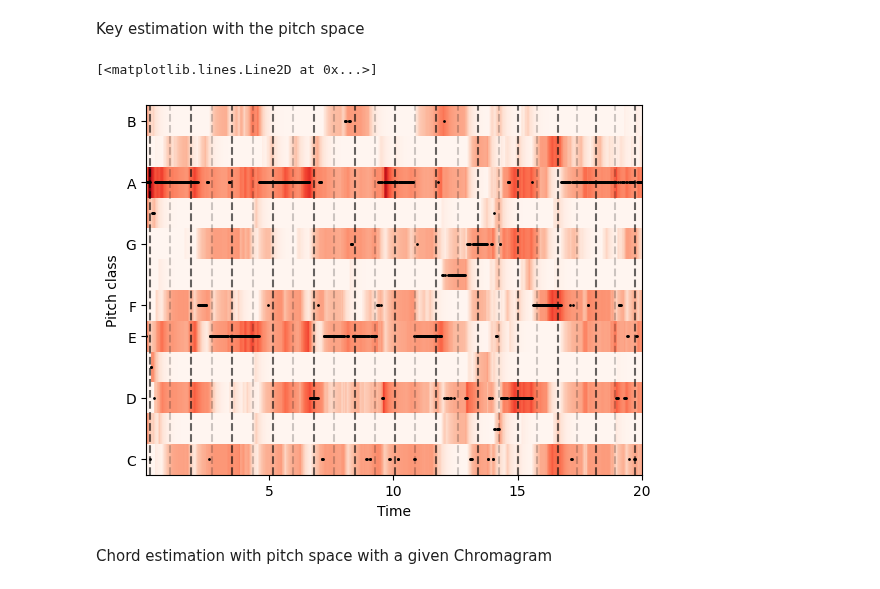
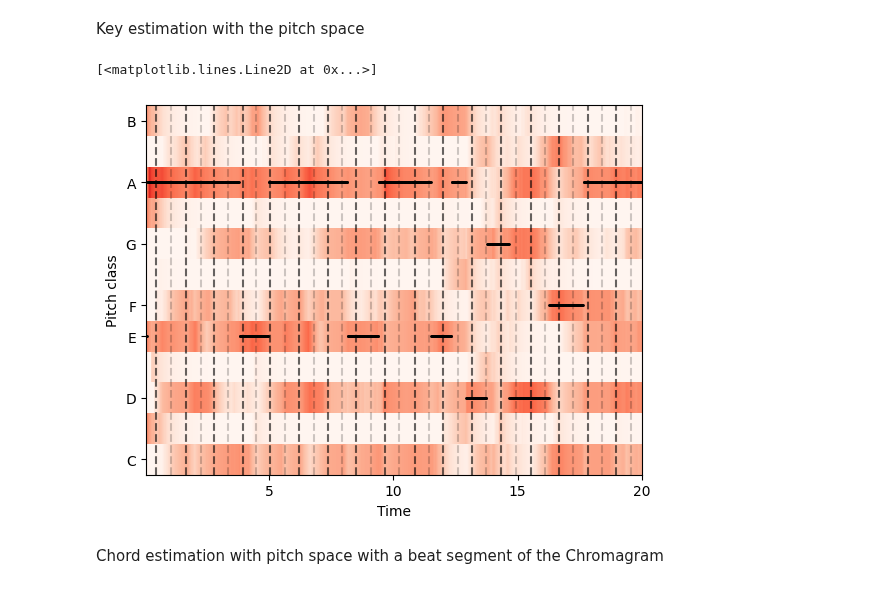
Before and after one commit to Maushax-jpg/chord-recognition, a Jupyter notebook: feature_evaluation.ipynb, the cells around one changed output. Cells and saved outputs as stored; diff of their text form; code cells hidden in the pictures.

Commit message:
major changes in chord estimation notebook
mostly visualization of beat tracking, features..
started working on processing between beat segments

```diff
--- a/feature_evaluation.ipynb
+++ b/feature_evaluation.ipynb
@@ -25,6 +27,9 @@ beattracking = True
 try:
     if beattracking and not downbeats:
         downbeats, upbeats = features.madmom_beats(path+"/audio/"+title+".wav",2)
+    else:
+        downbeats = None
+        upbeats = None
 except NameError:
     downbeats, upbeats = features.madmom_beats(path+"/audio/"+title+".wav",2)
 fig,ax = plt.subplots(2,1,height_ratios=(1,10),figsize=(9,4))
@@ -54,14 +59,14 @@ utilities.plotComplexityFeatures(ax[0],ax[1],t,complexity_features)
 Key estimation with the pitch space
 # %%
 pc_energy = pitchspace.getPitchClassEnergyProfile(chroma,threshold=0.7,angle_weight=0.7)
-pc_energy_filtered = pitchspace.filterPitchClassEnergy(pc_energy,alpha=0.9)
-keys = np.argmax(pc_energy,axis=1)
+pc_energy_filtered = pitchspace.filterPitchClassEnergy(pc_energy,alpha=0.96)
+keys = np.argmax(pc_energy_filtered,axis=1)
 fig,ax = plt.subplots()
 # pitch class energy can conveniently be visualized with the plotChromagram function
 utilities.plotChromagram(ax,t,pc_energy_filtered,downbeats,upbeats)
 ax.plot(t,keys,'ok',markersize=1)
 # %% [output]
 [<matplotlib.lines.Line2D at 0x...>]
-[figure, old version]
+[figure, new version]
 # %% [markdown]
-Chord estimation with pitch space with a given Chromagram
+Chord estimation with pitch space with a beat segment of the Chromagram
```
Also changed, not shown: parts of 3 cells of this notebook.
